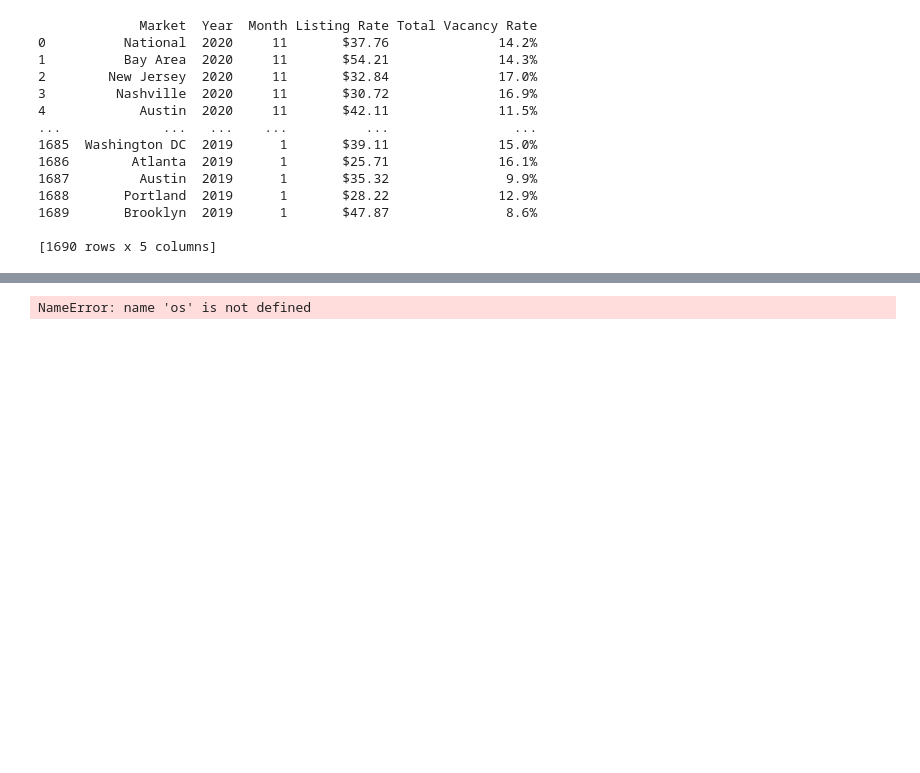
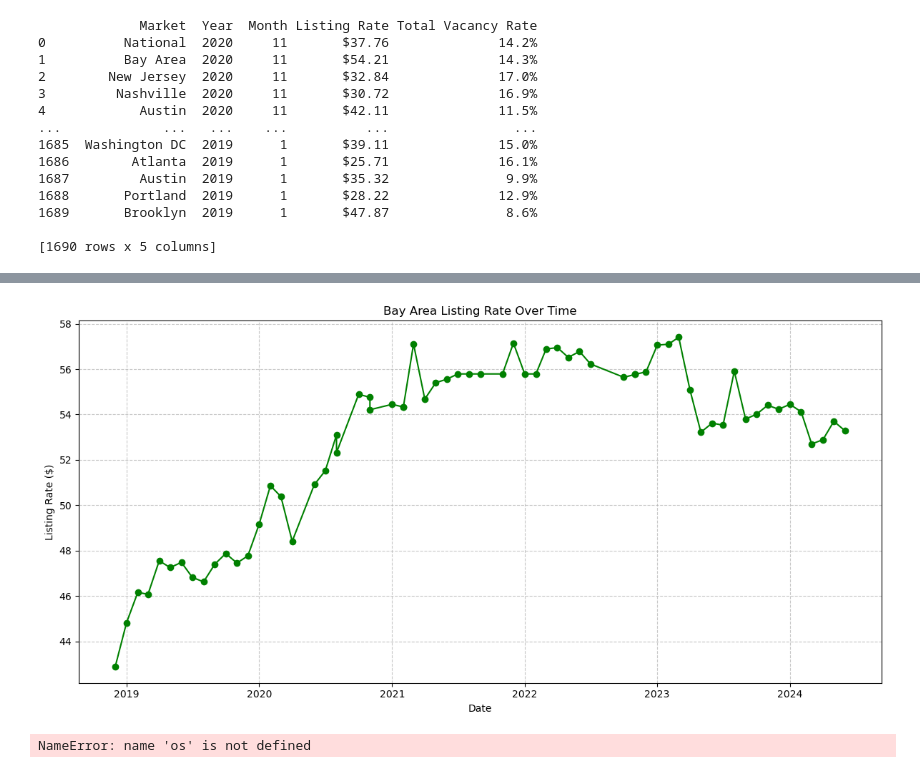
Before and after one commit to Salsonmez/Project-1-Group-2, a Jupyter notebook: Remote Work Impact.ipynb, the cells around one changed output, grey strips where cells are left out. Drawn from its saved outputs; the diff is of its cells as text; code cells hidden in the pictures; blank space fills up the shorter version.

```diff
--- a/Remote Work Impact.ipynb
+++ b/Remote Work Impact.ipynb
@@ -1933,3 +1911,17 @@ plt.show()
+# %%
+# Plot Listing Rate over time for Bay Area
+plt.figure(figsize=(12, 6))
+plt.plot(bay_area_data['Date'], bay_area_data['Listing Rate'], '-o', color='green')
+plt.title('Bay Area Listing Rate Over Time')
+plt.xlabel('Date')
+plt.ylabel('Listing Rate ($)')
+plt.gca().xaxis.set_major_locator(YearLocator())
+plt.gca().xaxis.set_major_formatter(DateFormatter('%Y'))
+plt.grid(True, linestyle='--', alpha=0.7)
+plt.tight_layout()
+plt.show()
+# %% [output]
+[figure, added]
 # %%
 # Load environment variables from the .env file
 load_dotenv()
```
Also changed, not shown: parts of 3 cells of this notebook.
